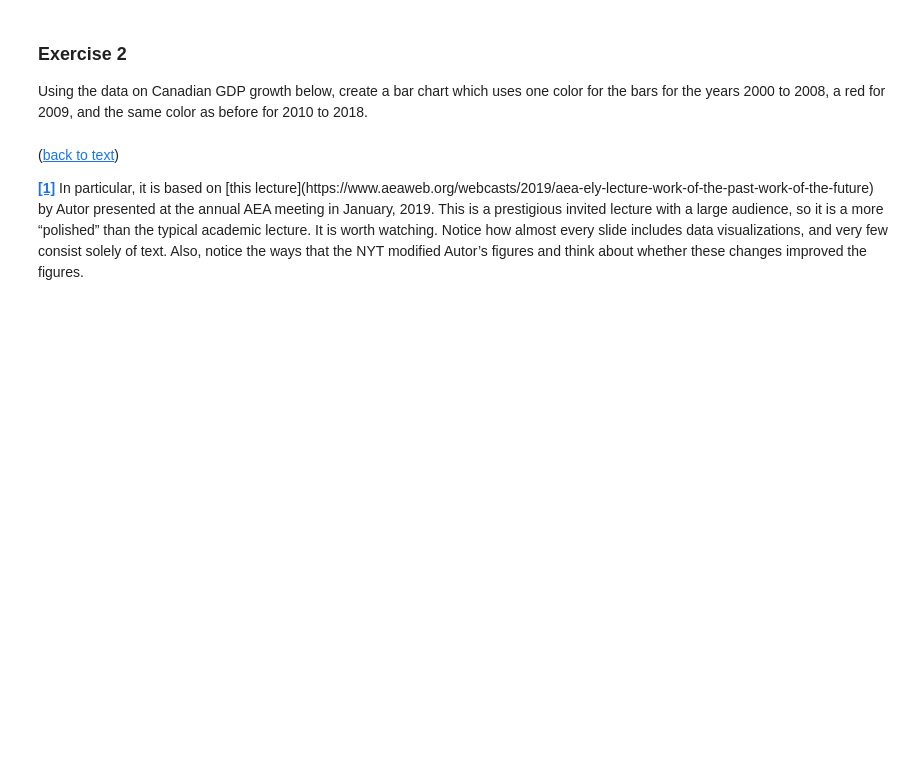
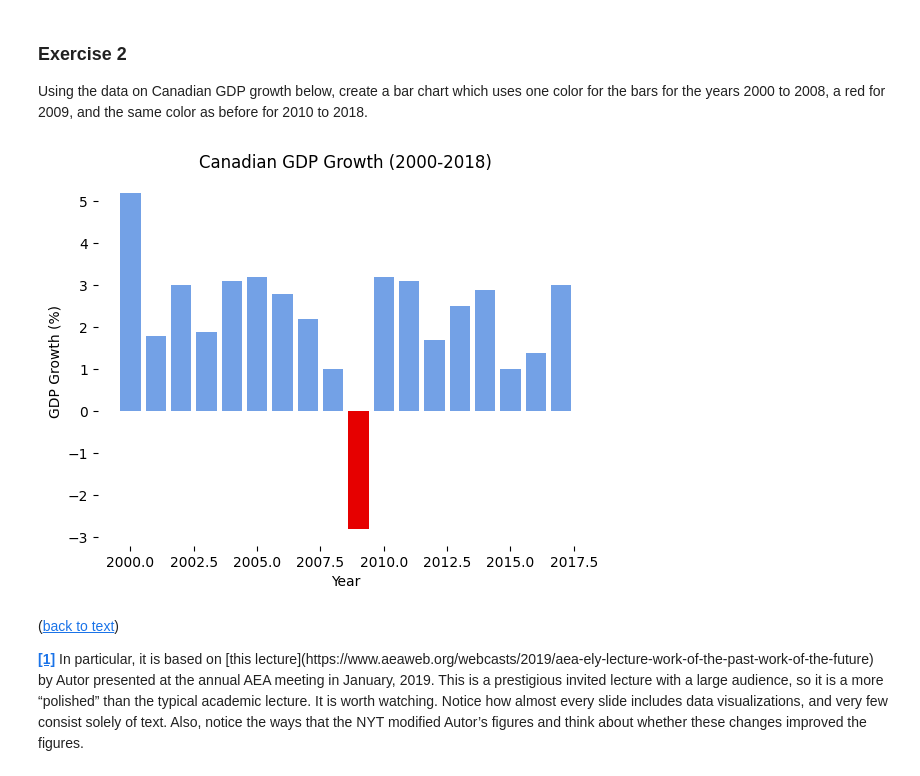
Before and after one commit to brhega/lecture-datascience.notebooks, a Jupyter notebook: tools/visualization_rules.ipynb, the cells around one changed output. Drawn from its saved outputs; the diff is of its cells as text; code cells hidden in the pictures; blank space fills up the shorter version.

Commit message:
finish visualizations

```diff
--- a/tools/visualization_rules.ipynb
+++ b/tools/visualization_rules.ipynb
@@ -1362,13 +1444,24 @@ bars for the years 2000 to 2008, a red for 2009, and the same color as before fo
 # %%
 ca_gdp = pd.Series(
     [5.2, 1.8, 3.0, 1.9, 3.1, 3.2, 2.8, 2.2, 1.0, -2.8, 3.2, 3.1, 1.7, 2.5, 2.9, 1.0, 1.4, 3.0],
     index=list(range(2000, 2018))
 )
 
 fig, ax = plt.subplots()
 
 for side in ["right", "top", "left", "bottom"]:
     ax.spines[side].set_visible(False)
+
+colors = [mplc.hsv_to_rgb((0.6, 0.5, 0.9)) if x < 2009 or x > 2009 else mplc.hsv_to_rgb((0, 1, 0.9)) for x in ca_gdp.index]
+
+ax.bar(ca_gdp.index, ca_gdp.values, color=colors)
+ax.set_xlabel('Year')
+ax.set_ylabel('GDP Growth (%)')
+ax.set_title('Canadian GDP Growth (2000-2018)')
+
+plt.show()
+# %% [output]
+[figure, added]
 # %% [markdown]
 ([back to text](#app-vis-dir2))
 
```
Also changed, not shown: parts of 30 cells of this notebook.
